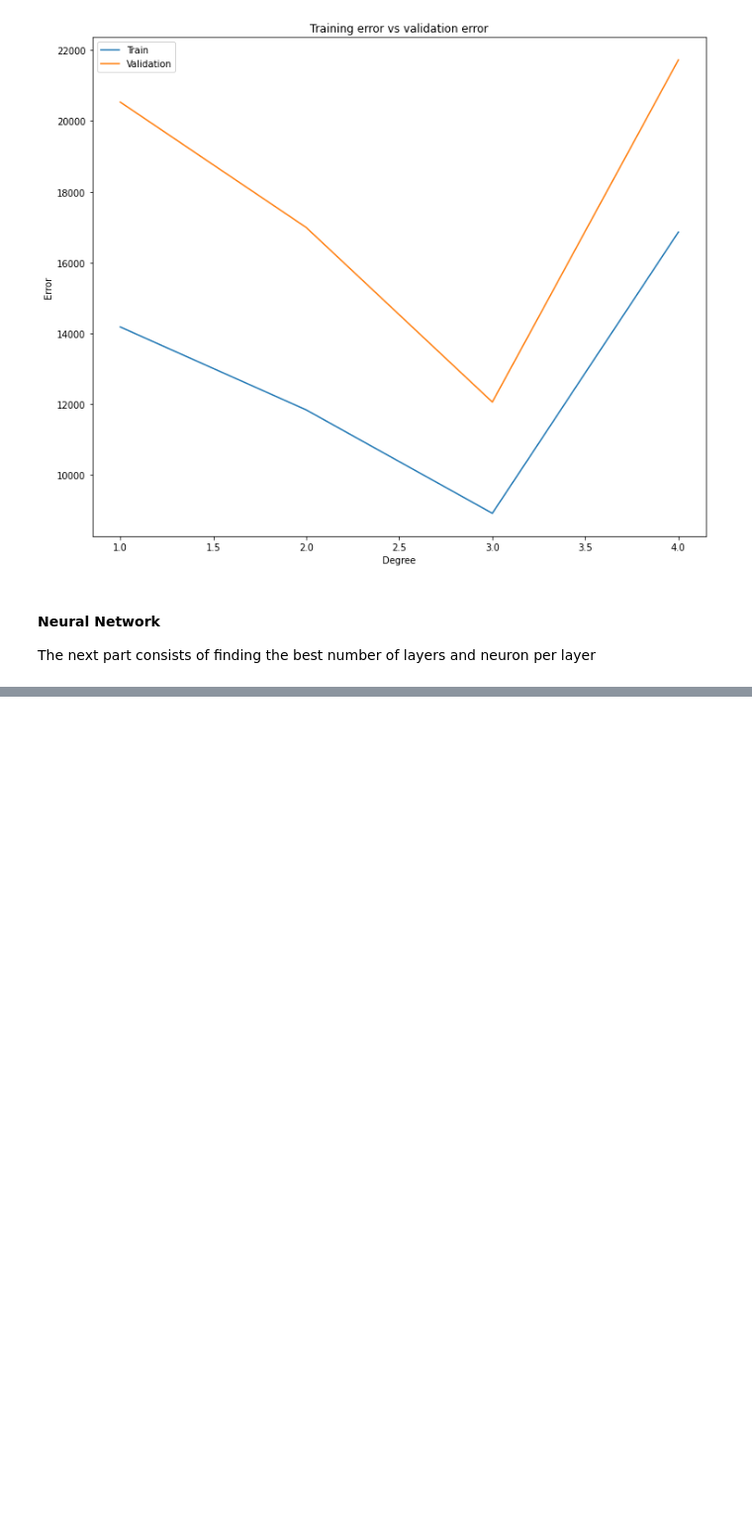
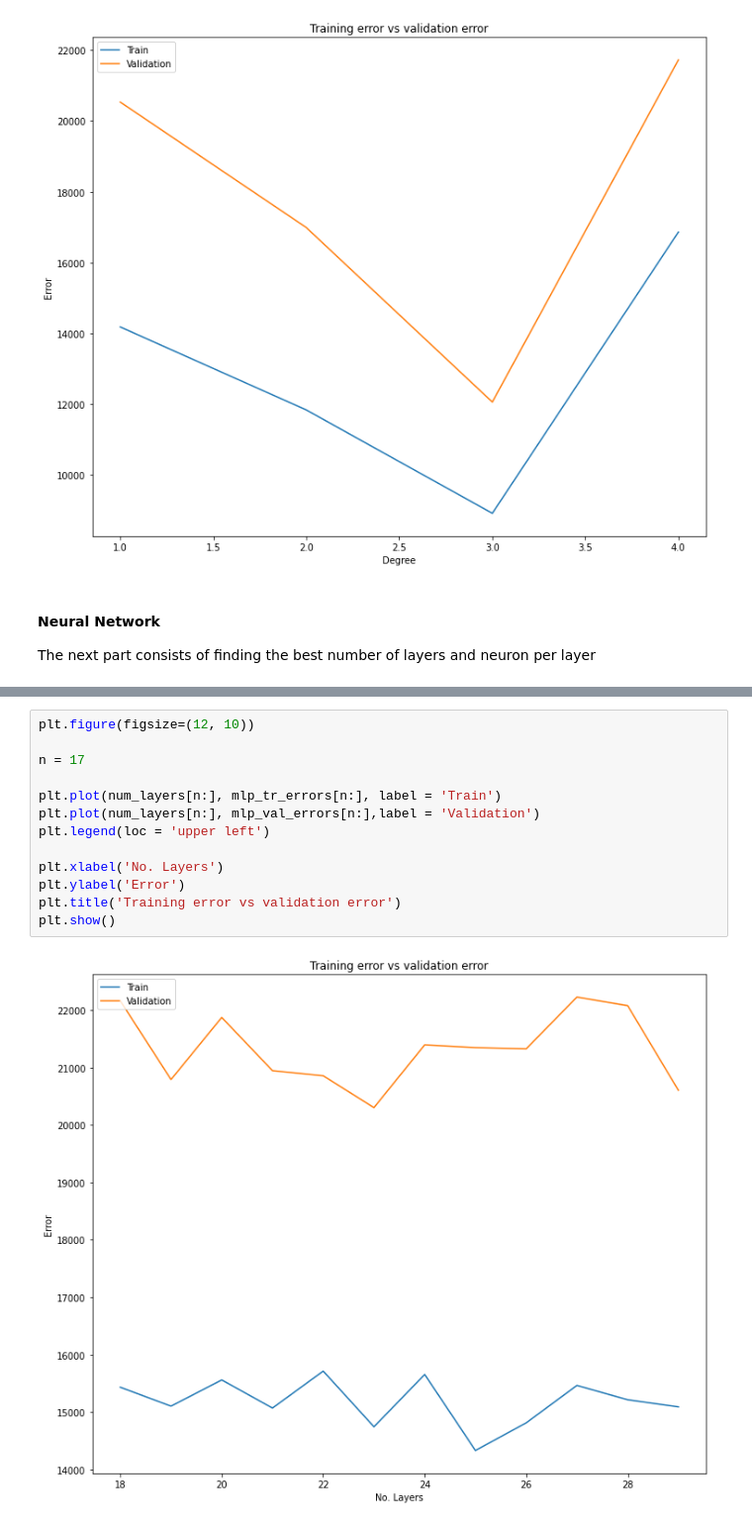
Before and after one commit to Sakkov/OMXH25-Prediction, a Jupyter notebook: Models.ipynb, the cells around one changed output, grey strips where cells are left out. Shown: that part at 99% size. Cells and saved outputs as stored; diff of their text form; blank space fills up the shorter version.

```diff
--- a/Models.ipynb
+++ b/Models.ipynb
@@ -191,0 +262,15 @@ Leyers    Training error      Validation error. Neurons:10
+# %%
+plt.figure(figsize=(12, 10))
+
+n = 17
+
+plt.plot(num_layers[n:], mlp_tr_errors[n:], label = 'Train')
+plt.plot(num_layers[n:], mlp_val_errors[n:],label = 'Validation')
+plt.legend(loc = 'upper left')
+
+plt.xlabel('No. Layers')
+plt.ylabel('Error')
+plt.title('Training error vs validation error')
+plt.show()
+# %% [output]
+[figure, added]
```
Also changed, not shown: parts of 8 cells of this notebook, 1 other file.
